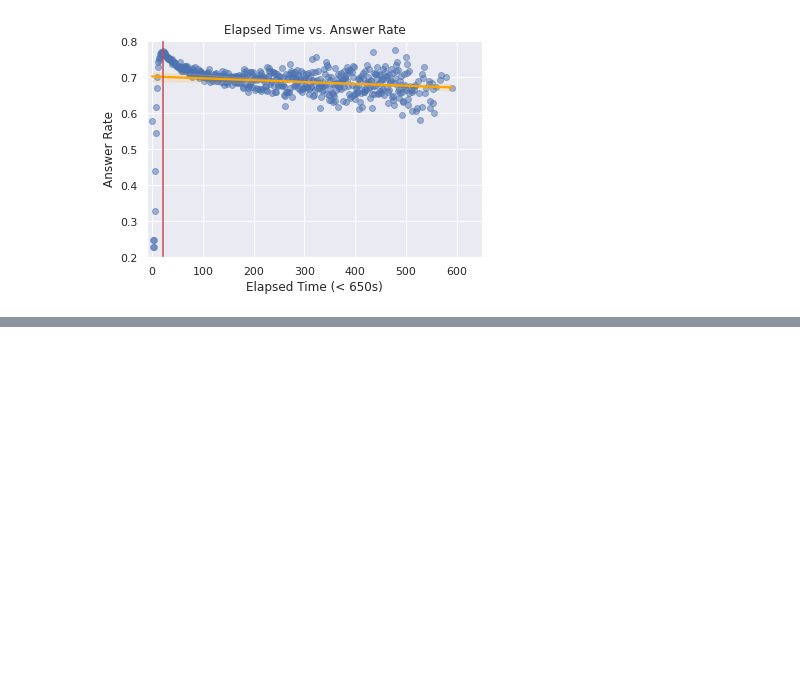
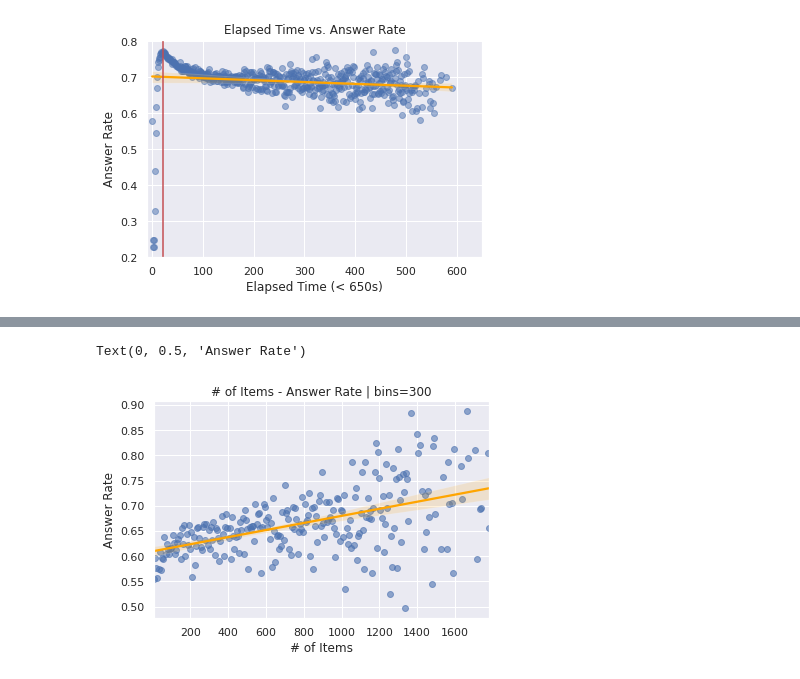
Before and after one commit to FeedGate/Baseline, a Jupyter notebook: EDA.ipynb, the cells around one changed output, grey strips where cells are left out. Saved outputs shown, nothing was run; the diff lists cells and outputs as text; code cells hidden in the pictures; blank space fills up the shorter version.

```diff
--- a/EDA.ipynb
+++ b/EDA.ipynb
@@ -386,0 +406,19 @@ ax.set_xlim(-10, 650)
+# %%
+itemnum_ans = stu_groupby.groupby('assessmentItemID').mean()
+bins = 300
+itemnum_ans['bins'] = pd.cut(itemnum_ans.index,
+                             [i * (itemnum_ans.index.max() - itemnum_ans.index.min()) // bins for i in range(bins)])
+# %%
+itemnum_ans = itemnum_ans.groupby('bins').mean()
+itemnum_ans['mid'] = list(map(lambda x: (x.left + x.right)//2, itemnum_ans.index))
+# %%
+fig, ax = plt.subplots()
+sns.regplot(data=itemnum_ans, x='mid', y='answerCode',
+           line_kws={"color": "orange"}, scatter_kws={'alpha': 0.6}, ax=ax)
+
+ax.set_title(f'# of Items - Answer Rate | bins={bins}')
+ax.set_xlabel('# of Items')
+ax.set_ylabel('Answer Rate')
+# %% [output]
+Text(0, 0.5, 'Answer Rate')
+[figure, added]
```
Also changed, not shown: parts of 12 cells of this notebook.
